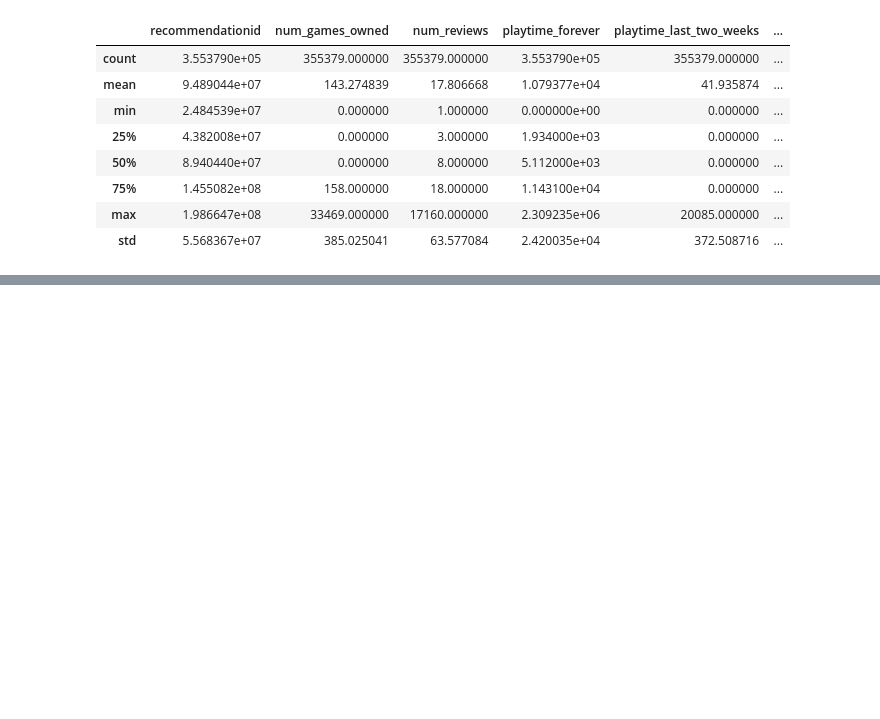
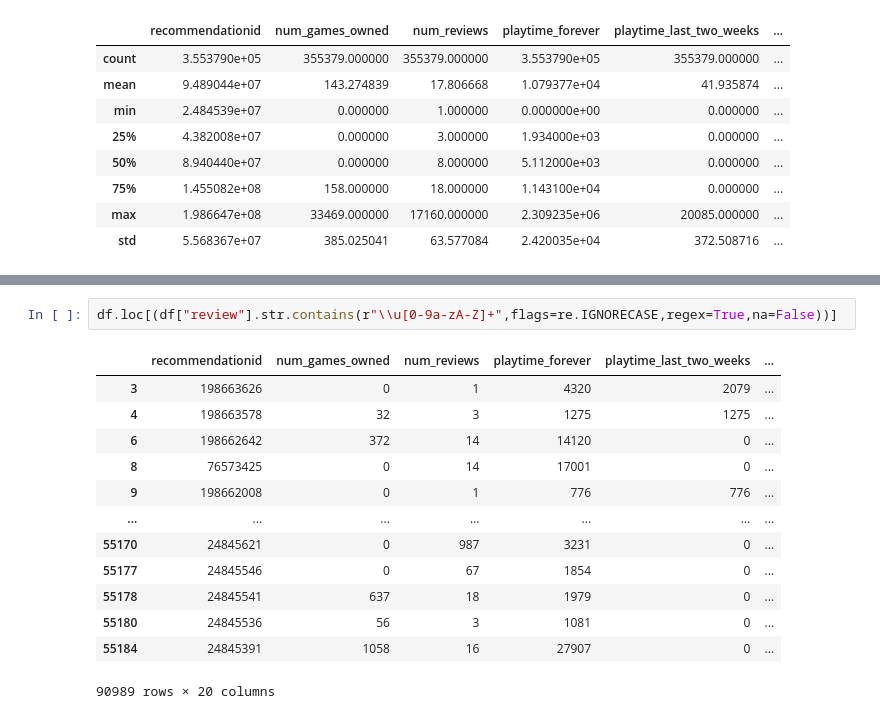
Before and after one commit to ATHannington/NMS-patch-to-rating-analysis, a Jupyter notebook: Clean_steam_reviews_data.ipynb, the cells around one changed output, grey strips where cells are left out. Saved outputs shown, nothing was run; the diff lists cells and outputs as text; blank space fills up the shorter version.

```diff
--- a/Clean_steam_reviews_data.ipynb
+++ b/Clean_steam_reviews_data.ipynb
@@ -80,0 +97,16 @@ df.describe()
+# %%
+df.loc[(df["review"].str.contains(r"\\u[0-9a-zA-Z]+",flags=re.IGNORECASE,regex=True,na=False))]
+# %% [output]
+|  | recommendationid | num_games_owned | num_reviews | playtime_forever | playtime_last_two_weeks | ... |
+| 3 | 198663626 | 0 | 1 | 4320 | 2079 | ... |
+| 4 | 198663578 | 32 | 3 | 1275 | 1275 | ... |
+| 6 | 198662642 | 372 | 14 | 14120 | 0 | ... |
+| 8 | 76573425 | 0 | 14 | 17001 | 0 | ... |
+| 9 | 198662008 | 0 | 1 | 776 | 776 | ... |
+| ... | ... | ... | ... | ... | ... | ... |
+| 55170 | 24845621 | 0 | 987 | 3231 | 0 | ... |
+| 55177 | 24845546 | 0 | 67 | 1854 | 0 | ... |
+| 55178 | 24845541 | 637 | 18 | 1979 | 0 | ... |
+| 55180 | 24845536 | 56 | 3 | 1081 | 0 | ... |
+| 55184 | 24845391 | 1058 | 16 | 27907 | 0 | ... |
+90989 rows × 20 columns
```
Also changed, not shown: parts of 15 cells of this notebook.
